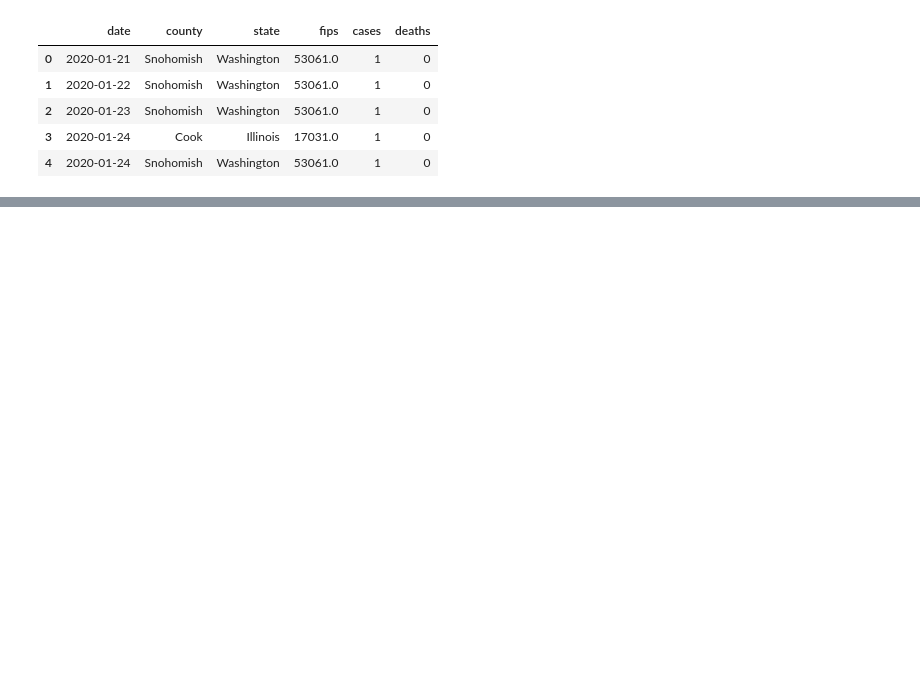
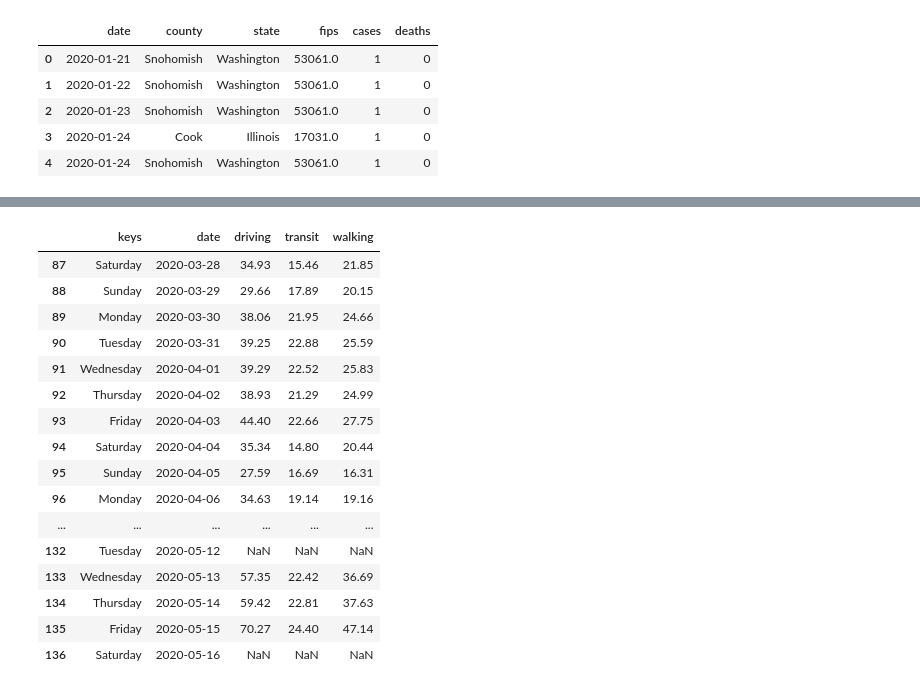
Before and after one commit to ArthurConner/refreshment, a Jupyter notebook: nbs/covidDS.ipynb, the cells around one changed output, grey strips where cells are left out. Drawn from its saved outputs; the diff is of its cells as text; code cells hidden in the pictures; blank space fills up the shorter version.

```diff
--- a/nbs/covidDS.ipynb
+++ b/nbs/covidDS.ipynb
@@ -94,0 +143,9 @@ sanfran.tail(45).to_csv("SanFran.csv")
+# %%
+#https://www.apple.com/covid19/mobility
+currentDay  = "2020-05-15"
+# %%
+surl = "https://covid19-static.cdn-apple.com/covid19-mobility-data/2008HotfixDev28/v2/en-us/applemobilitytrends-"+ currentDay + ".csv"
+s=requests.get(surl).content
+mobility=pd.read_csv(io.StringIO(s.decode('utf-8')))
+mobility.to_csv("mobility.csv")
+mobility.head()
@@ -94,0 +160,3 @@ sanfran.tail(45).to_csv("SanFran.csv")
+# %%
+California = mobility[mobility["region"] == "San Francisco - Bay Area"]
+California.tail()
@@ -94,0 +169,4 @@ sanfran.tail(45).to_csv("SanFran.csv")
+# %%
+records = California.to_dict('records')
+sample = records[0]
+sample
@@ -94,0 +191,59 @@ sanfran.tail(45).to_csv("SanFran.csv")
+# %%
+startDate = datetime(year=2020,month=1,day=1)
+endDate = datetime.today()
+
+def keyFromDate(d):
+    return str(d.year) + "-" + d.strftime('%m-%d')
+    return str(d.year) + "-" + str( d.month) + "-" + str(d.day)
+
+def processSample(x):
+    arr = []
+    currentDate = startDate
+    delta = timedelta(days=1)
+    while keyFromDate(currentDate) !=  keyFromDate(endDate):
+        key =  keyFromDate(currentDate)
+        #print(key)
+        if  key in x:
+            arr.append(x[key])
+        else:
+            arr.append(np.nan)
+        currentDate += delta
+    return arr #{x['transportation_type']:arr}
+
+def processTable(y):
+    ret = {}
+    dateRange = []
+    dateKeys = []
+    currentDate = startDate
+    delta = timedelta(days=1)
+    while keyFromDate(currentDate) !=  keyFromDate(endDate):
+        key =  keyFromDate(currentDate)
+        dateKeys.append(calendar.day_name[currentDate.weekday()])
+        dateRange.append(currentDate)
+        currentDate += delta
+    ret = {"keys": dateKeys,"date":dateRange}
+    for x in y:
+        ret[x['transportation_type']] = processSample(x)
+    return pd.DataFrame.from_dict(ret)
+
+mob = processTable(records)
+mob.to_csv("SanFranMob.csv")
+mob.tail(50)
+# %% [output]
+|  | keys | date | driving | transit | walking |
+| 87 | Saturday | 2020-03-28 | 34.93 | 15.46 | 21.85 |
+| 88 | Sunday | 2020-03-29 | 29.66 | 17.89 | 20.15 |
+| 89 | Monday | 2020-03-30 | 38.06 | 21.95 | 24.66 |
+| 90 | Tuesday | 2020-03-31 | 39.25 | 22.88 | 25.59 |
+| 91 | Wednesday | 2020-04-01 | 39.29 | 22.52 | 25.83 |
+| 92 | Thursday | 2020-04-02 | 38.93 | 21.29 | 24.99 |
+| 93 | Friday | 2020-04-03 | 44.40 | 22.66 | 27.75 |
+| 94 | Saturday | 2020-04-04 | 35.34 | 14.80 | 20.44 |
+| 95 | Sunday | 2020-04-05 | 27.59 | 16.69 | 16.31 |
+| 96 | Monday | 2020-04-06 | 34.63 | 19.14 | 19.16 |
+| ... | ... | ... | ... | ... | ... |
+| 132 | Tuesday | 2020-05-12 | NaN | NaN | NaN |
+| 133 | Wednesday | 2020-05-13 | 57.35 | 22.42 | 36.69 |
+| 134 | Thursday | 2020-05-14 | 59.42 | 22.81 | 37.63 |
+| 135 | Friday | 2020-05-15 | 70.27 | 24.40 | 47.14 |
+| 136 | Saturday | 2020-05-16 | NaN | NaN | NaN |
```
Also changed, not shown: parts of 15 cells of this notebook.
